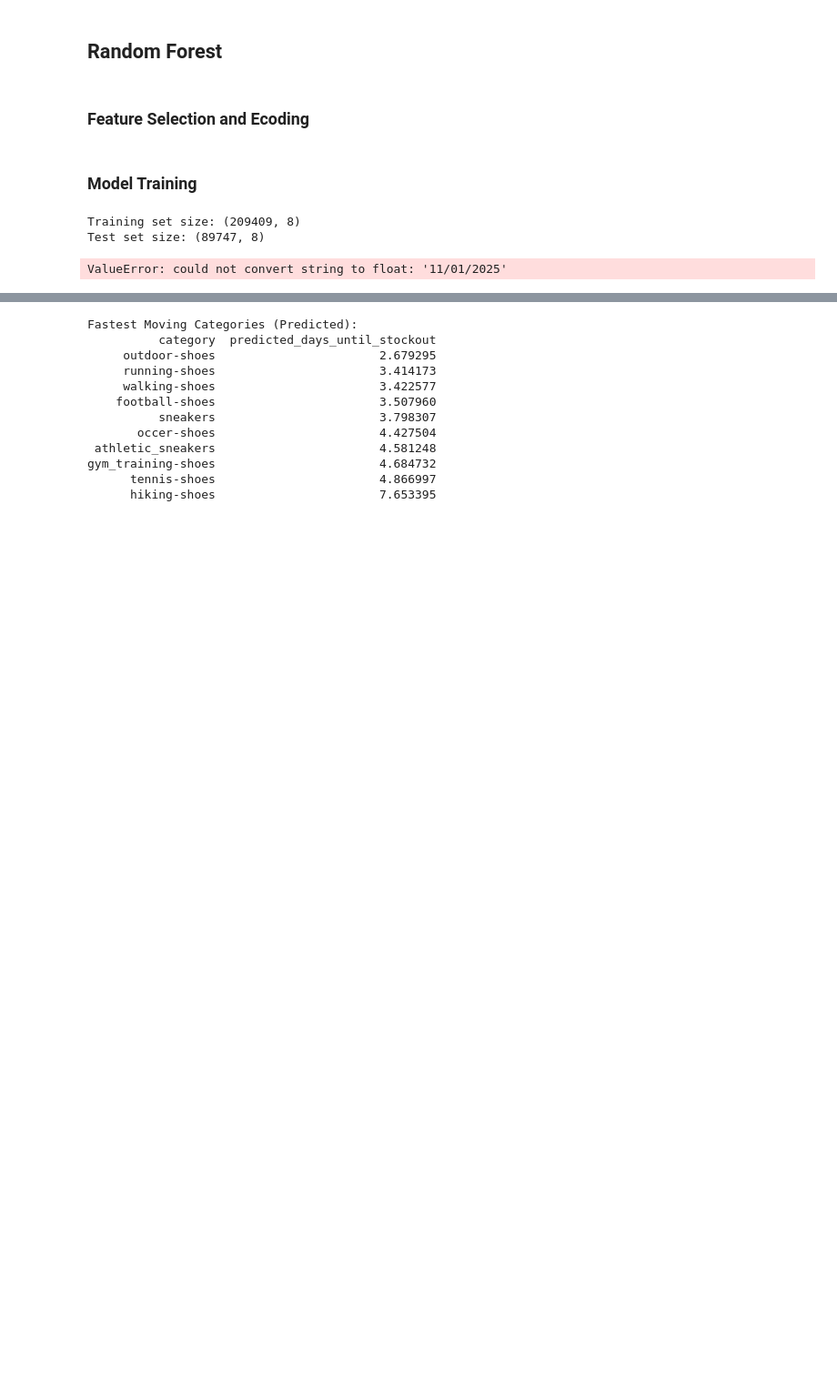
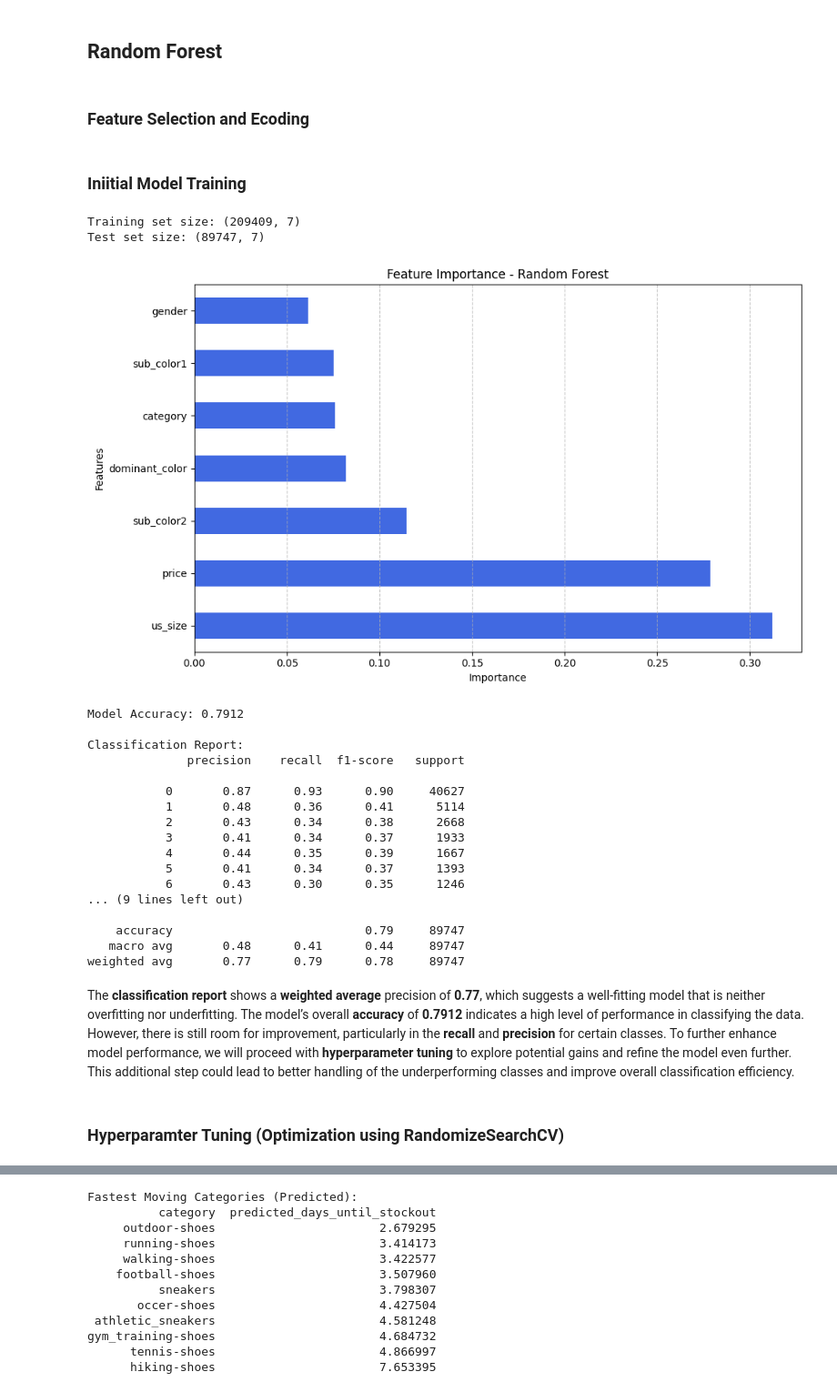
Before and after one commit to odxscholars/sollda1, a Jupyter notebook: main.ipynb, the cells around one changed output, grey strips where cells are left out. Shown at 91% size. Drawn from its saved outputs; the diff is of its cells as text; code cells hidden in the pictures; blank space fills up the shorter version.

```diff
--- a/main.ipynb
+++ b/main.ipynb
@@ -917,7 +1031,7 @@ processed_shoes = shoes_fact.copy()
 categorical_columns = ['category', 'gender', 'dominant_color',
                        'sub_color1', 'sub_color2', 'us_size']  # Removed excluded columns
 
-exclude_columns = ['availability', 'currency', 'country_code', 'name', 'best_for_wear', 'SN', 'id']
+exclude_columns = ['date','availability', 'currency', 'country_code', 'name', 'best_for_wear', 'SN', 'id']
 
 label_encoder = LabelEncoder()
 
@@ -930,33 +1044,45 @@ if 'availability' in processed_shoes.columns:
     X = processed_shoes.drop(columns=exclude_columns, errors='ignore')
     y = processed_shoes['availability']
 # %% [markdown]
-### Model Training
+### Iniitial Model Training
 # %%
 X_train, X_test, y_train, y_test = train_test_split(X, y, test_size=0.3, random_state=42)
 
 print(f"Training set size: {X_train.shape}")
 print(f"Test set size: {X_test.shape}")
 
 # Train Random Forest model
 rf = RandomForestClassifier(n_estimators=100, random_state=42)
 rf.fit(X_train, y_train)
 
-feature_importances = pd.Series(rf.feature_importances_, index=X.columns)
-sorted_feature_importances = feature_importances.sort_values(ascending=False)
-
-plt.figure(figsize=(10, 6))
-sorted_feature_importances.plot(kind='barh', color='royalblue')
-plt.title('Feature Importance - Random Forest')
-plt.xlabel('Importance')
-plt.ylabel('Features')
-plt.grid(axis='x', linestyle='--', alpha=0.7)
-plt.tight_layout()
-plt.show()
-
 # Model Evaluation
 accuracy = rf.score(X_test, y_test)
 print(f"\nModel Accuracy: {accuracy:.4f}")
+
+y_pred = rf.predict(X_test)
+print(f"\nClassification Report:\n{classification_report(y_test, y_pred)}")
 # %% [output]
-Training set size: (209409, 8)
-Test set size: (89747, 8)
+Training set size: (209409, 7)
+Test set size: (89747, 7)
+[figure, added]
-ValueError: could not convert string to float: '11/01/2025'
+Model Accuracy: 0.7912
+
+Classification Report:
+              precision    recall  f1-score   support
+
+           0       0.87      0.93      0.90     40627
+           1       0.48      0.36      0.41      5114
+           2       0.43      0.34      0.38      2668
+           3       0.41      0.34      0.37      1933
+           4       0.44      0.35      0.39      1667
+           5       0.41      0.34      0.37      1393
+           6       0.43      0.30      0.35      1246
+... (9 lines left out)
+
+    accuracy                           0.79     89747
+   macro avg       0.48      0.41      0.44     89747
+weighted avg       0.77      0.79      0.78     89747
+# %% [markdown]
+The **classification report** shows a **weighted average** precision of **0.77**, which suggests a well-fitting model that is neither overfitting nor underfitting. The model’s overall **accuracy** of **0.7912** indicates a high level of performance in classifying the data. However, there is still room for improvement, particularly in the **recall** and **precision** for certain classes. To further enhance model performance, we will proceed with **hyperparameter tuning** to explore potential gains and refine the model even further. This additional step could lead to better handling of the underperforming classes and improve overall classification efficiency.
+# %% [markdown]
+### Hyperparamter Tuning (Optimization using RandomizeSearchCV)
```
Also changed, not shown: parts of 73 cells of this notebook.
